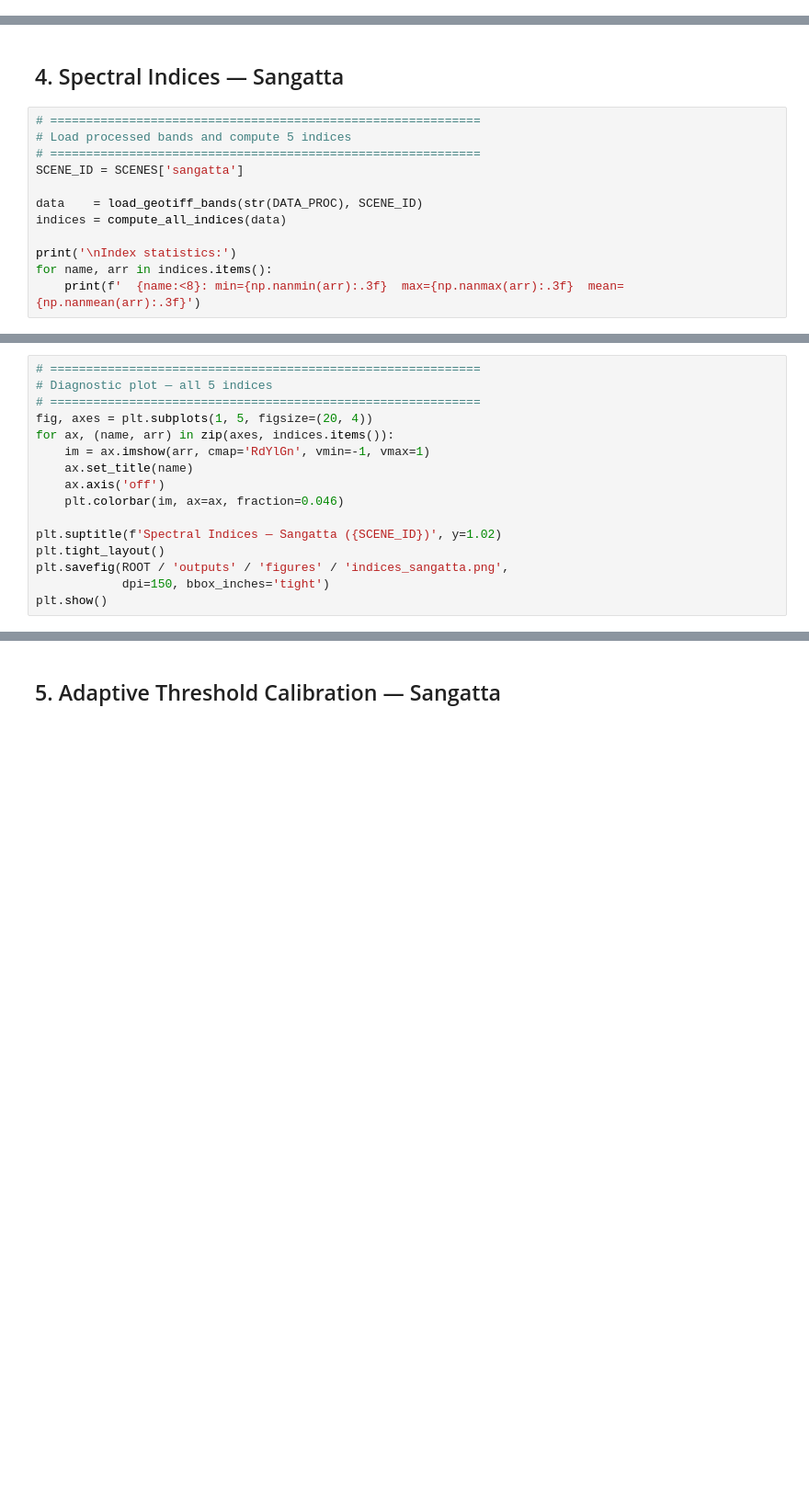
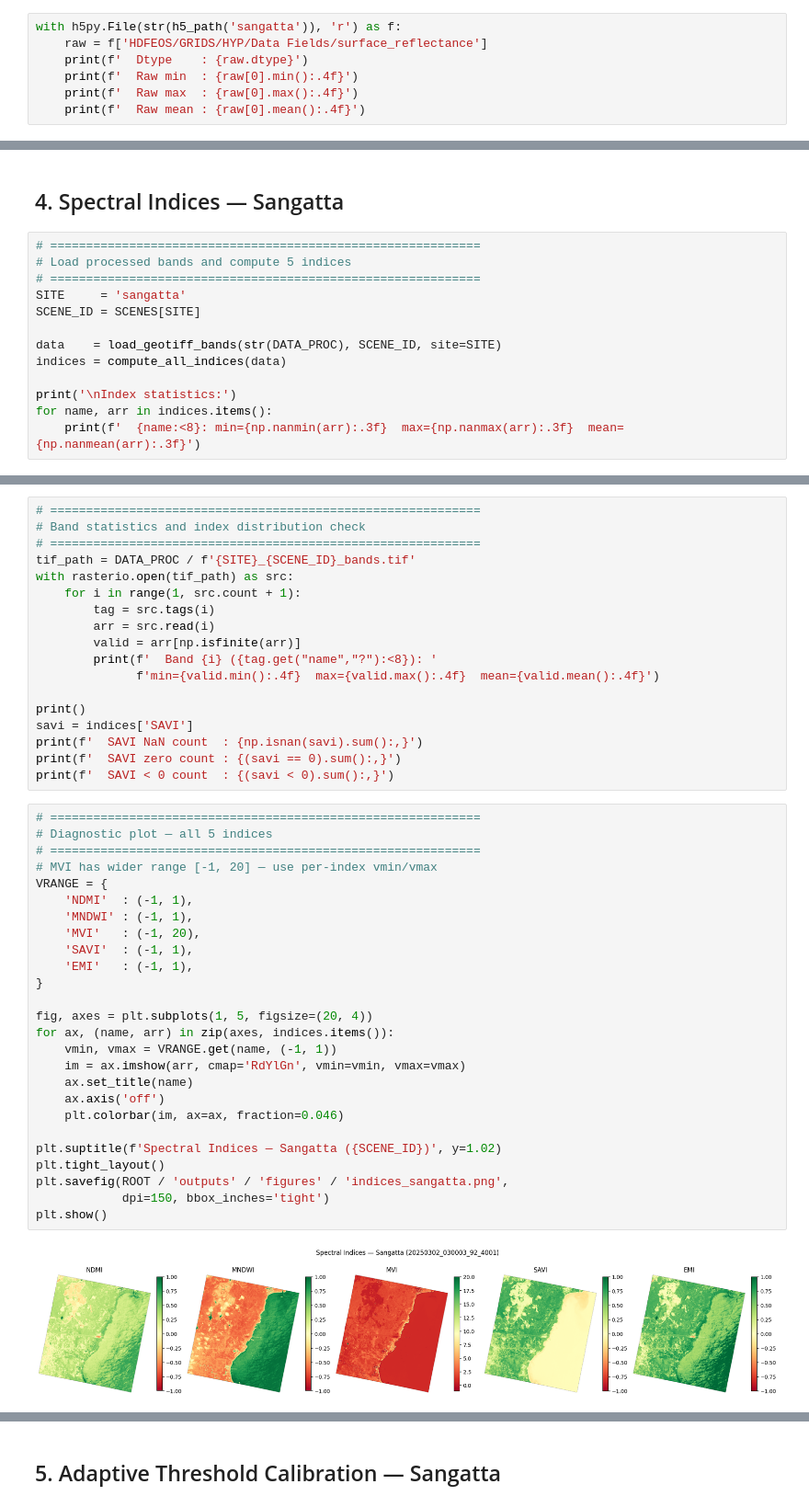
Before and after one commit to mwahyur46/tanager-mangrove-mapping, a Jupyter notebook: notebooks/01_preprocessing.ipynb, the cells around one changed output, grey strips where cells are left out. Shown at 92% size. Cells and saved outputs as stored; diff of their text form; blank space fills up the shorter version.

Commit message:
feat: add end-to-end pipeline stages 01-02 for 5 Tanager sites

```diff
--- a/notebooks/01_preprocessing.ipynb
+++ b/notebooks/01_preprocessing.ipynb
@@ -84,0 +178,7 @@ inspect_hdf5(str(h5_path))
+# %%
+with h5py.File(str(h5_path('sangatta')), 'r') as f:
+    raw = f['HDFEOS/GRIDS/HYP/Data Fields/surface_reflectance']
+    print(f'  Dtype    : {raw.dtype}')
+    print(f'  Raw min  : {raw[0].min():.4f}')
+    print(f'  Raw max  : {raw[0].max():.4f}')
+    print(f'  Raw mean : {raw[0].mean():.4f}')
@@ -109,9 +233,10 @@ for site, scene_id in SCENES.items():
 # ============================================================
 # Load processed bands and compute 5 indices
 # ============================================================
-SCENE_ID = SCENES['sangatta']
+SITE     = 'sangatta'
+SCENE_ID = SCENES[SITE]
 
-data    = load_geotiff_bands(str(DATA_PROC), SCENE_ID)
+data    = load_geotiff_bands(str(DATA_PROC), SCENE_ID, site=SITE)
 indices = compute_all_indices(data)
 
 print('\nIndex statistics:')
@@ -120,16 +255,46 @@ for name, arr in indices.items():
+# %%
+# ============================================================
+# Band statistics and index distribution check
+# ============================================================
+tif_path = DATA_PROC / f'{SITE}_{SCENE_ID}_bands.tif'
+with rasterio.open(tif_path) as src:
+    for i in range(1, src.count + 1):
+        tag = src.tags(i)
+        arr = src.read(i)
+        valid = arr[np.isfinite(arr)]
+        print(f'  Band {i} ({tag.get("name","?"):<8}): '
+              f'min={valid.min():.4f}  max={valid.max():.4f}  mean={valid.mean():.4f}')
+
+print()
+savi = indices['SAVI']
+print(f'  SAVI NaN count  : {np.isnan(savi).sum():,}')
+print(f'  SAVI zero count : {(savi == 0).sum():,}')
+print(f'  SAVI < 0 count  : {(savi < 0).sum():,}')
 # %%
 # ============================================================
 # Diagnostic plot — all 5 indices
 # ============================================================
+# MVI has wider range [-1, 20] — use per-index vmin/vmax
+VRANGE = {
+    'NDMI'  : (-1, 1),
+    'MNDWI' : (-1, 1),
+    'MVI'   : (-1, 20),
+    'SAVI'  : (-1, 1),
+    'EMI'   : (-1, 1),
+}
+
 fig, axes = plt.subplots(1, 5, figsize=(20, 4))
 for ax, (name, arr) in zip(axes, indices.items()):
-    im = ax.imshow(arr, cmap='RdYlGn', vmin=-1, vmax=1)
+    vmin, vmax = VRANGE.get(name, (-1, 1))
+    im = ax.imshow(arr, cmap='RdYlGn', vmin=vmin, vmax=vmax)
     ax.set_title(name)
     ax.axis('off')
     plt.colorbar(im, ax=ax, fraction=0.046)
 
 plt.suptitle(f'Spectral Indices — Sangatta ({SCENE_ID})', y=1.02)
 plt.tight_layout()
 plt.savefig(ROOT / 'outputs' / 'figures' / 'indices_sangatta.png',
             dpi=150, bbox_inches='tight')
 plt.show()
+# %% [output]
+[figure, added]
```
Also changed, not shown: parts of 20 cells of this notebook, 9 other files.
